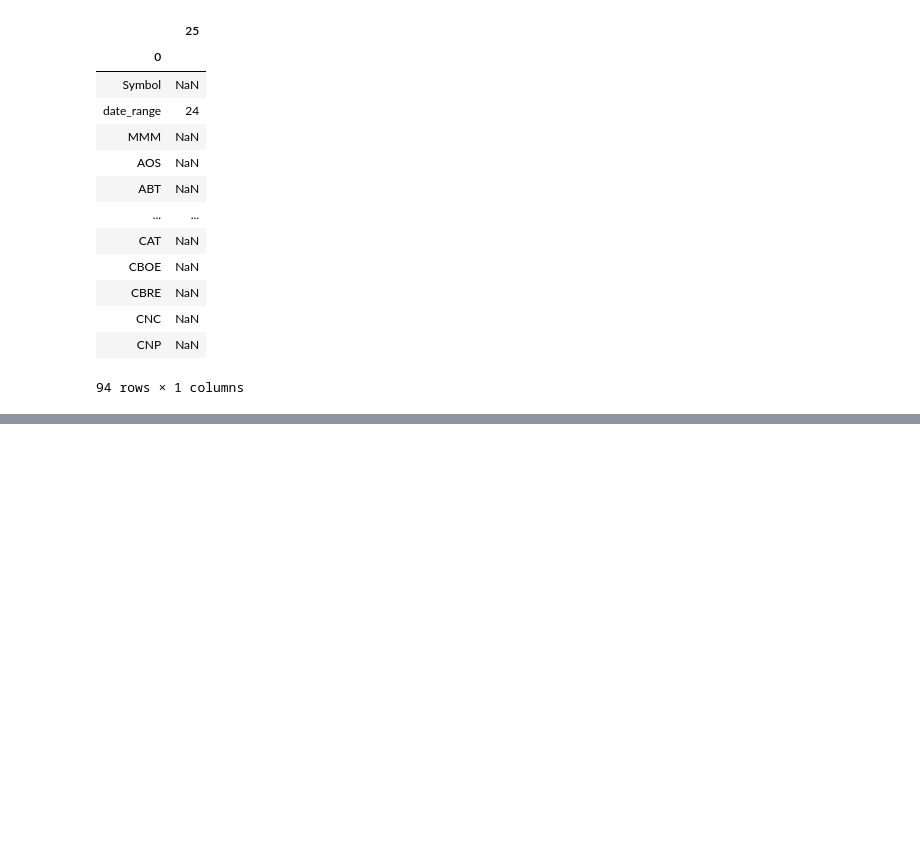
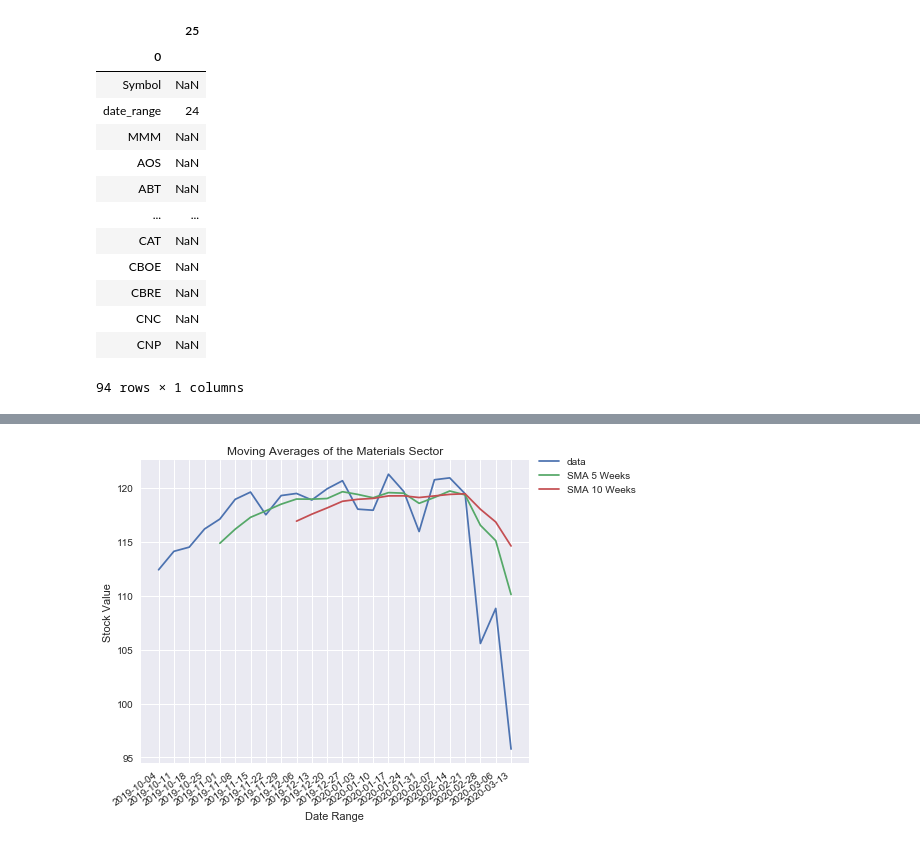
Before and after one commit to bhhnguyen/DataViz-Proj1, a Jupyter notebook: margeaux_code.ipynb, the cells around one changed output, grey strips where cells are left out. Cells and saved outputs as stored; diff of their text form; code cells hidden in the pictures; blank space fills up the shorter version.

```diff
--- a/margeaux_code.ipynb
+++ b/margeaux_code.ipynb
@@ -266,22 +487,25 @@ materials_df=materials_df.rename(columns={'index': 'date_range'})
 # %%
 date_range=materials_df["date_range"]
 avg_close=materials_df["Average Close"]
-ma_5=it_df["MA_5"]
-ma_10=it_df["MA_10"]
+ma_5=materials_df["MA_5"]
+ma_10=materials_df["MA_10"]
 fig,ax=plt.subplots()
 ax.plot(date_range,avg_close, label="data")
 ax.plot(date_range, ma_5, label="SMA 5 Weeks")
 ax.plot(date_range, ma_10, label="SMA 10 Weeks")
 for label in ax.get_xticklabels():
     label.set_ha("right")
     label.set_rotation(35)
 plt.style.use('seaborn')
 plt.legend(bbox_to_anchor=(1.3, 1.04))
 plt.title("Moving Averages of the Materials Sector")
 plt.xlabel("Date Range")
 plt.ylabel("Stock Value")
 plt.tight_layout()
+plt.savefig("movingaverages_materials.png")
 plt.show()
+# %% [output]
+[figure, added]
 # %%
 realestate_df=stocks_df.loc[stocks_df["Sector"]=="Real Estate"]
 realestate_df=realestate_df.dropna()
```
Also changed, not shown: parts of 25 cells of this notebook, 9 other files.
